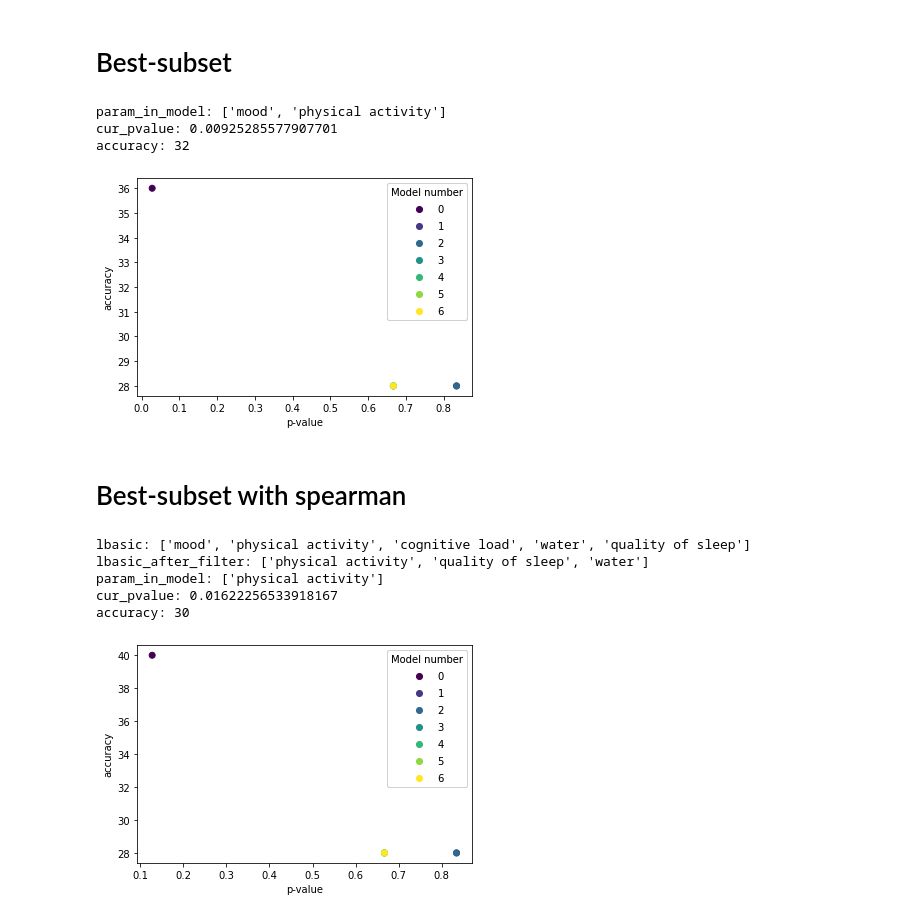
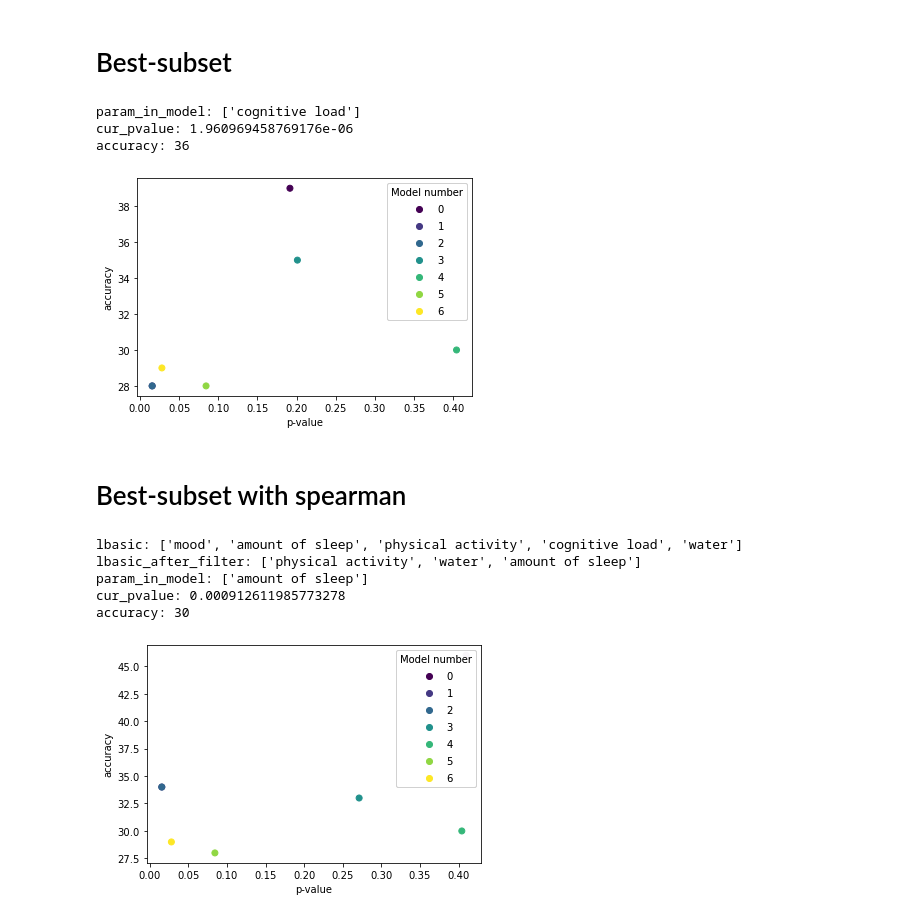
Before and after one commit to vladigr1/soft-project, a Jupyter notebook: labs/lab_4.ipynb, the cells around one changed output. Cells and saved outputs as stored; diff of their text form; code cells hidden in the pictures.

```diff
--- a/labs/lab_4.ipynb
+++ b/labs/lab_4.ipynb
@@ -9,9 +9,9 @@ import warnings
 warnings.filterwarnings("ignore") # ignore warning
 
 
-in_threshold = 0.7
-out_threshold = 0.7
-sderived = 'amount of sleep'
+in_threshold = 0.5
+out_threshold = 0.05
+sderived = 'quality of sleep'
 data = algorithms.load_data('30days.csv', sderived)
 
 lbasics = list(data.columns.values)
@@ -62,7 +62,7 @@ import algorithms
 
 in_threshold = 0.3
 out_threshold = 0.05
-sderived = 'amount of sleep'
+sderived = 'quality of sleep'
 data = algorithms.load_data('30days.csv', sderived)
 
 
@@ -102,19 +102,18 @@ legend1 = ax.legend(*scatter.legend_elements(),
 ax.add_artist(legend1)
 plt.show()
 # %% [output]
-param_in_model: ['mood', 'physical activity']
-cur_pvalue: 0.00925285577907701
-accuracy: 32
+param_in_model: ['cognitive load']
+cur_pvalue: 1.960969458769176e-06
+accuracy: 36
-[figure, old version]
+[figure, new version]
 # %% [markdown]
 # Best-subset with spearman
 # %%
 import algorithms
 
 
-in_threshold = 0.3
-out_threshold = 0.05
-sderived = 'amount of sleep'
+
+sderived = 'quality of sleep'
 data = algorithms.load_data('30days.csv', sderived)
 
 lbasics = list(data.columns.values)
@@ -131,35 +130,35 @@ print(f'lbasic: {lbasics}')
 precentage = 0.60
 (lbasic_after_filter) = filter_lbasic_with_spearman(data, sderived, lbasics,precentage)
 print(f'lbasic_after_filter: {lbasic_after_filter}')
 (fit_model, param_in_model, cur_pvalue) = best_subset_with_spearman(data, sderived, lbasics,precentage)
 print(f'param_in_model: {param_in_model}')
 print(f'cur_pvalue: {cur_pvalue}')
 distance = evaluation.distance_vec(data, sderived, param_in_model, fit_model)
 print(f'accuracy: {evaluation.accuracy(distance)}')
 
 x, y = evaluation.evaluation_graph(data, sderived, lbasics, amount_of_days, best_subset_with_spearman )
 import numpy as np
 import matplotlib.pyplot as plt
 
 
 N = len(x)
 c = range(N)
 
 fig, ax = plt.subplots()
 
 scatter = ax.scatter(x, y, c=c)
 plt.xlabel("p-value")
 plt.ylabel("accuracy")
 
 # produce a legend with the unique colors from the scatter
 legend1 = ax.legend(*scatter.legend_elements(),
                 loc="upper right", title="Model number")
 ax.add_artist(legend1)
 plt.show()
 # %% [output]
-lbasic: ['mood', 'physical activity', 'cognitive load', 'water', 'quality of sleep']
-lbasic_after_filter: ['physical activity', 'quality of sleep', 'water']
-param_in_model: ['physical activity']
-cur_pvalue: 0.01622256533918167
+lbasic: ['mood', 'amount of sleep', 'physical activity', 'cognitive load', 'water']
+lbasic_after_filter: ['physical activity', 'water', 'amount of sleep']
+param_in_model: ['amount of sleep']
+cur_pvalue: 0.000912611985773278
 accuracy: 30
-[figure, old version]
+[figure, new version]
```
Also changed, not shown: parts of 1 cell of this notebook, 1 other file.
